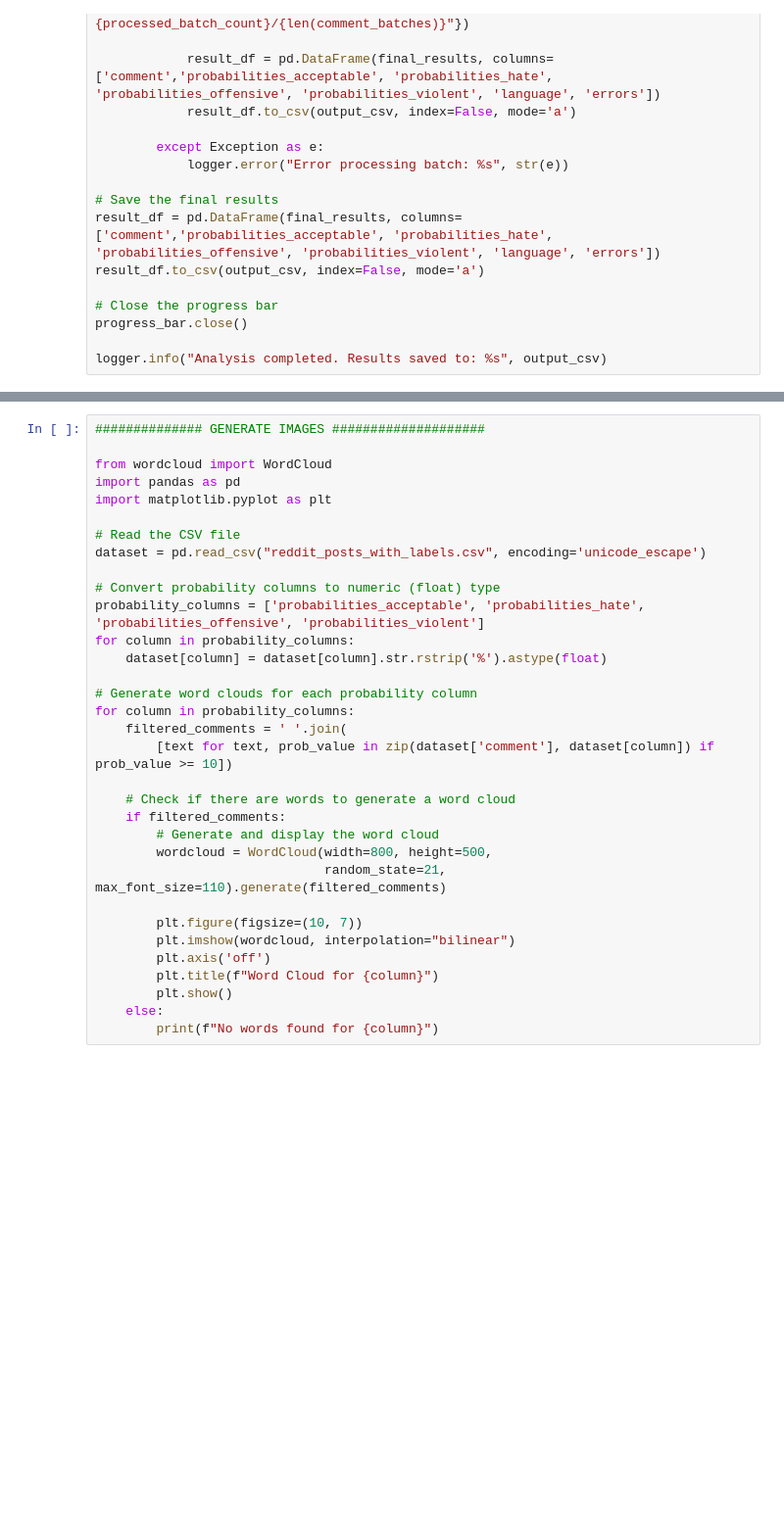
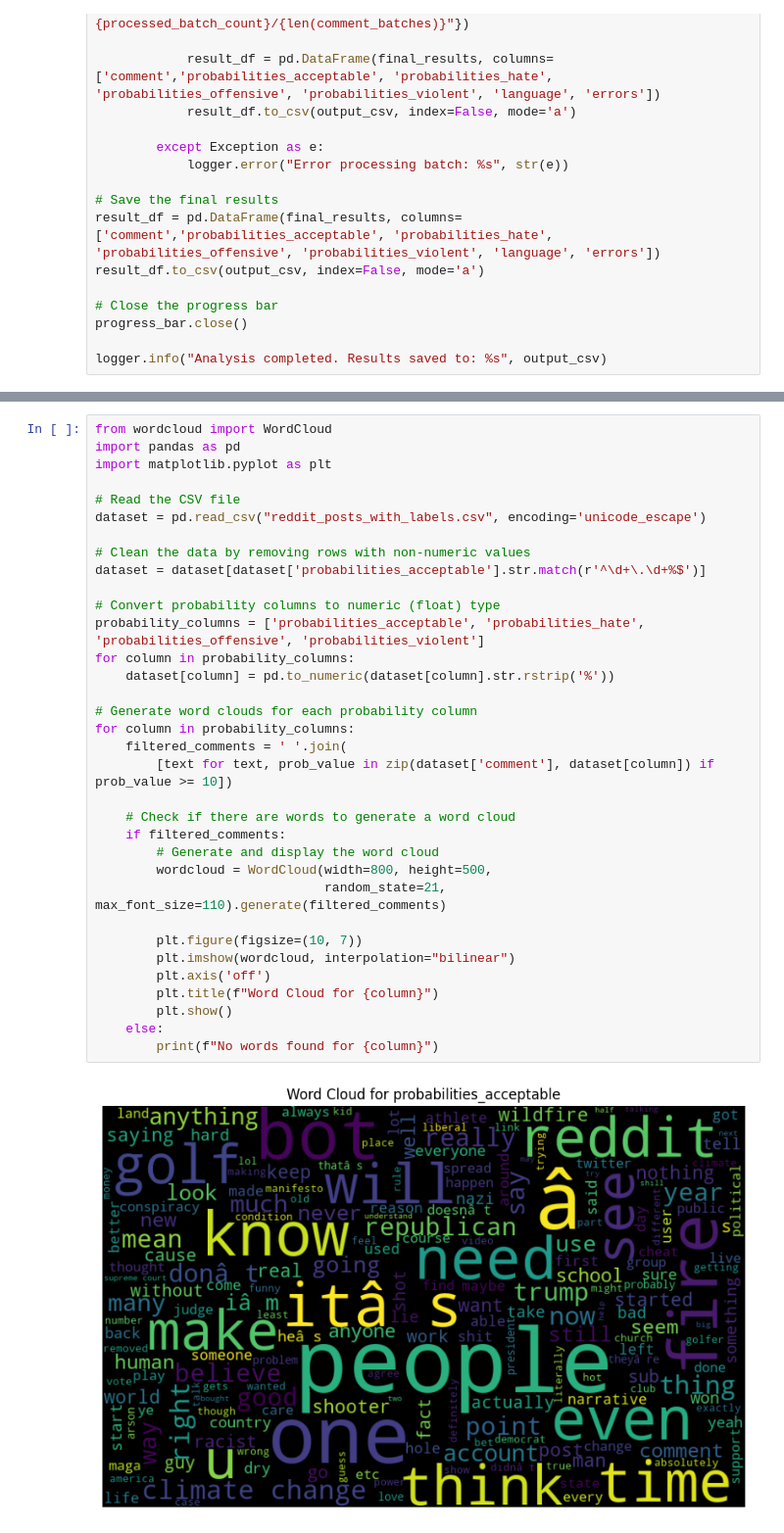
Before and after one commit to aleRizzolo/reddiment, a Jupyter notebook: main.ipynb, the cells around one changed output, grey strips where cells are left out. Shown at 98% size. Cells and saved outputs as stored; diff of their text form; blank space fills up the shorter version.

```diff
--- a/main.ipynb
+++ b/main.ipynb
@@ -438,33 +453,36 @@ plt.show()
 # %%
-############## GENERATE IMAGES ####################
-
 from wordcloud import WordCloud
 import pandas as pd
 import matplotlib.pyplot as plt
 
 # Read the CSV file
 dataset = pd.read_csv("reddit_posts_with_labels.csv", encoding='unicode_escape')
 
+# Clean the data by removing rows with non-numeric values
+dataset = dataset[dataset['probabilities_acceptable'].str.match(r'^\d+\.\d+%$')]
+
 # Convert probability columns to numeric (float) type
 probability_columns = ['probabilities_acceptable', 'probabilities_hate', 'probabilities_offensive', 'probabilities_violent']
 for column in probability_columns:
-    dataset[column] = dataset[column].str.rstrip('%').astype(float)
+    dataset[column] = pd.to_numeric(dataset[column].str.rstrip('%'))
 
 # Generate word clouds for each probability column
 for column in probability_columns:
     filtered_comments = ' '.join(
         [text for text, prob_value in zip(dataset['comment'], dataset[column]) if prob_value >= 10])
 
     # Check if there are words to generate a word cloud
     if filtered_comments:
         # Generate and display the word cloud
         wordcloud = WordCloud(width=800, height=500,
                               random_state=21, max_font_size=110).generate(filtered_comments)
 
         plt.figure(figsize=(10, 7))
         plt.imshow(wordcloud, interpolation="bilinear")
         plt.axis('off')
         plt.title(f"Word Cloud for {column}")
         plt.show()
     else:
         print(f"No words found for {column}")
+# %% [output]
+[figure, added]
```
Also changed, not shown: parts of 5 cells of this notebook.
